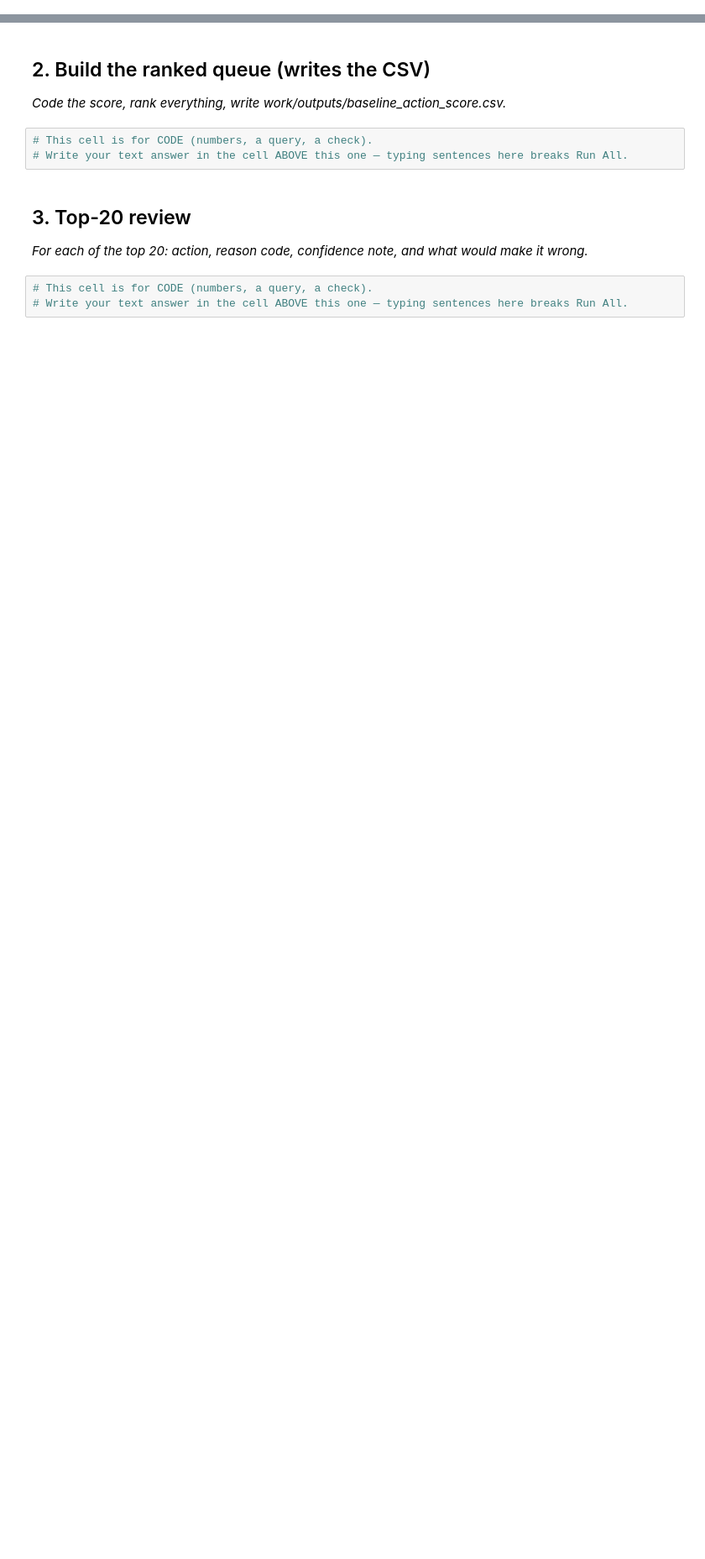
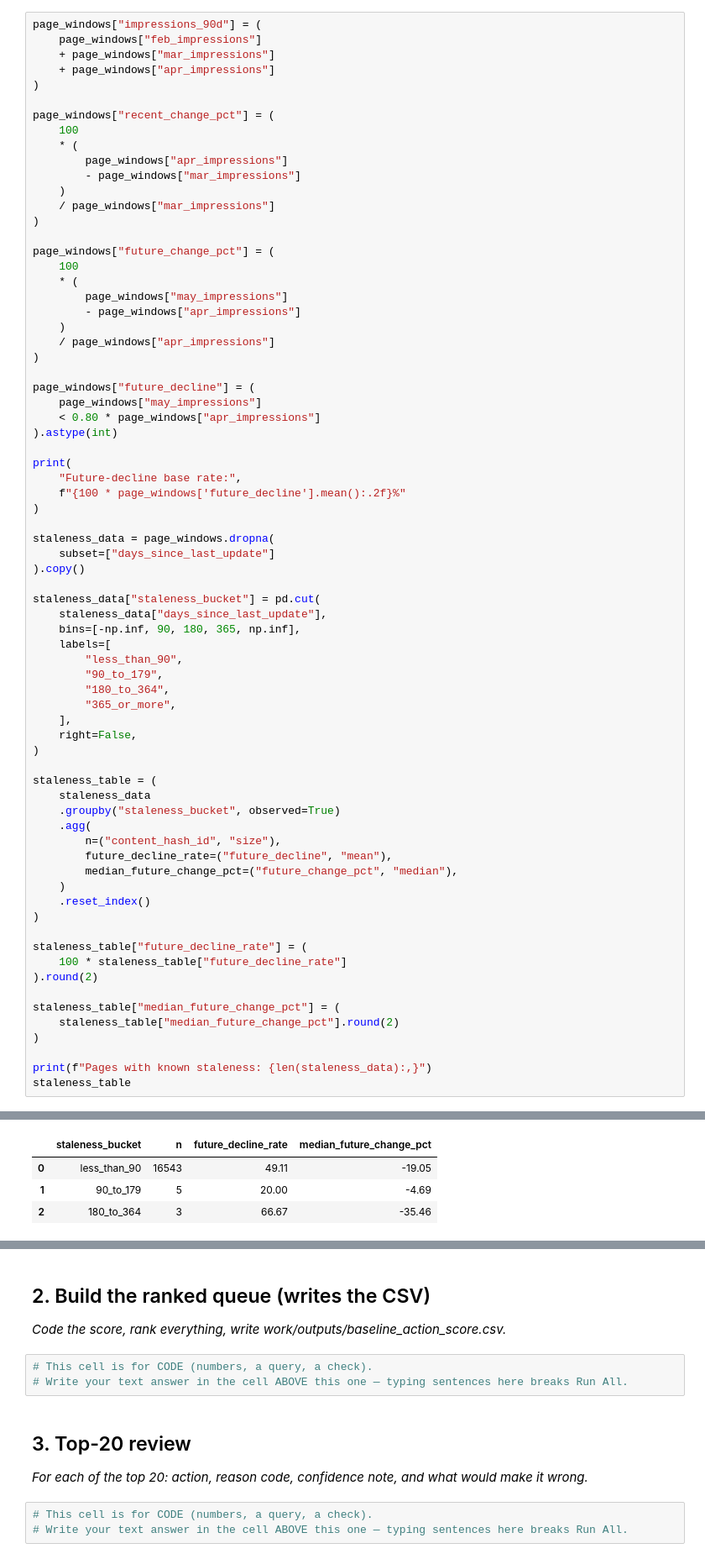
Before and after one commit to bsiddan25/Flyrankproject, a Jupyter notebook: work/notebooks/w04_baseline_score.ipynb, the cells around one changed output, grey strips where cells are left out. Shown at 84% size. Saved outputs shown, nothing was run; the diff lists cells and outputs as text; blank space fills up the shorter version.

```diff
--- a/work/notebooks/w04_baseline_score.ipynb
+++ b/work/notebooks/w04_baseline_score.ipynb
@@ -15,0 +196,73 @@ This skeleton is yours to fill. Work the sections **in order** — each one has
+# %%
+page_windows["impressions_90d"] = (
+    page_windows["feb_impressions"]
+    + page_windows["mar_impressions"]
+    + page_windows["apr_impressions"]
+)
+
+page_windows["recent_change_pct"] = (
+    100
+    * (
+        page_windows["apr_impressions"]
+        - page_windows["mar_impressions"]
+    )
+    / page_windows["mar_impressions"]
+)
+
+page_windows["future_change_pct"] = (
+    100
+    * (
+        page_windows["may_impressions"]
+        - page_windows["apr_impressions"]
+    )
+    / page_windows["apr_impressions"]
+)
+
+page_windows["future_decline"] = (
+    page_windows["may_impressions"]
+    < 0.80 * page_windows["apr_impressions"]
+).astype(int)
+
+print(
+    "Future-decline base rate:",
+    f"{100 * page_windows['future_decline'].mean():.2f}%"
+)
+
+staleness_data = page_windows.dropna(
+    subset=["days_since_last_update"]
+).copy()
+
+staleness_data["staleness_bucket"] = pd.cut(
+    staleness_data["days_since_last_update"],
+    bins=[-np.inf, 90, 180, 365, np.inf],
+    labels=[
+        "less_than_90",
+        "90_to_179",
+        "180_to_364",
+        "365_or_more",
+    ],
+    right=False,
+)
+
+staleness_table = (
+    staleness_data
+    .groupby("staleness_bucket", observed=True)
+    .agg(
+        n=("content_hash_id", "size"),
+        future_decline_rate=("future_decline", "mean"),
+        median_future_change_pct=("future_change_pct", "median"),
+    )
+    .reset_index()
+)
+
+staleness_table["future_decline_rate"] = (
+    100 * staleness_table["future_decline_rate"]
+).round(2)
+
+staleness_table["median_future_change_pct"] = (
+    staleness_table["median_future_change_pct"].round(2)
+)
+
+print(f"Pages with known staleness: {len(staleness_data):,}")
+staleness_table
+# %% [output]
@@ -15,0 +271,4 @@ This skeleton is yours to fill. Work the sections **in order** — each one has
+|  | staleness_bucket | n | future_decline_rate | median_future_change_pct |
+| 0 | less_than_90 | 16543 | 49.11 | -19.05 |
+| 1 | 90_to_179 | 5 | 20.00 | -4.69 |
+| 2 | 180_to_364 | 3 | 66.67 | -35.46 |
```
Also changed, not shown: parts of 11 cells of this notebook.
